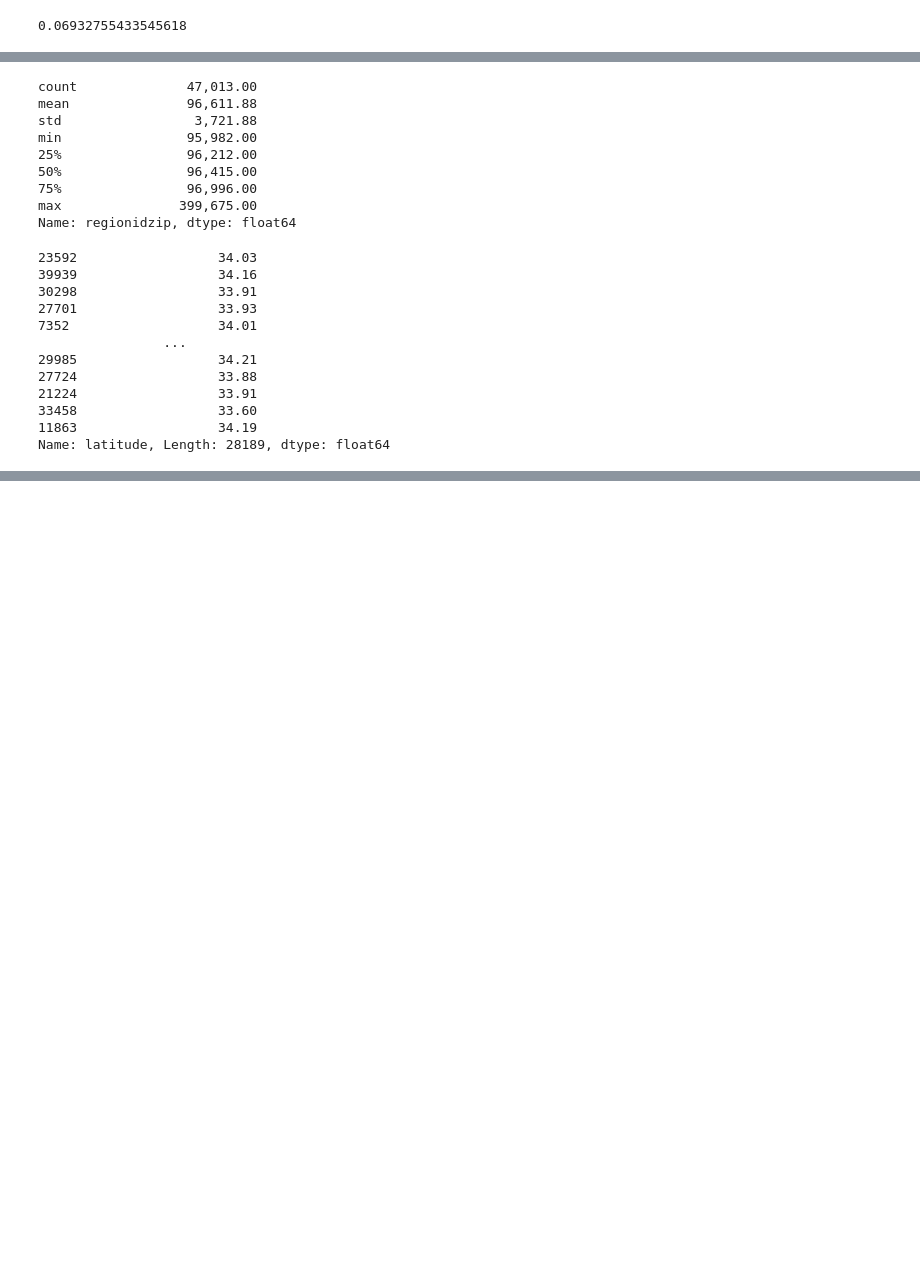
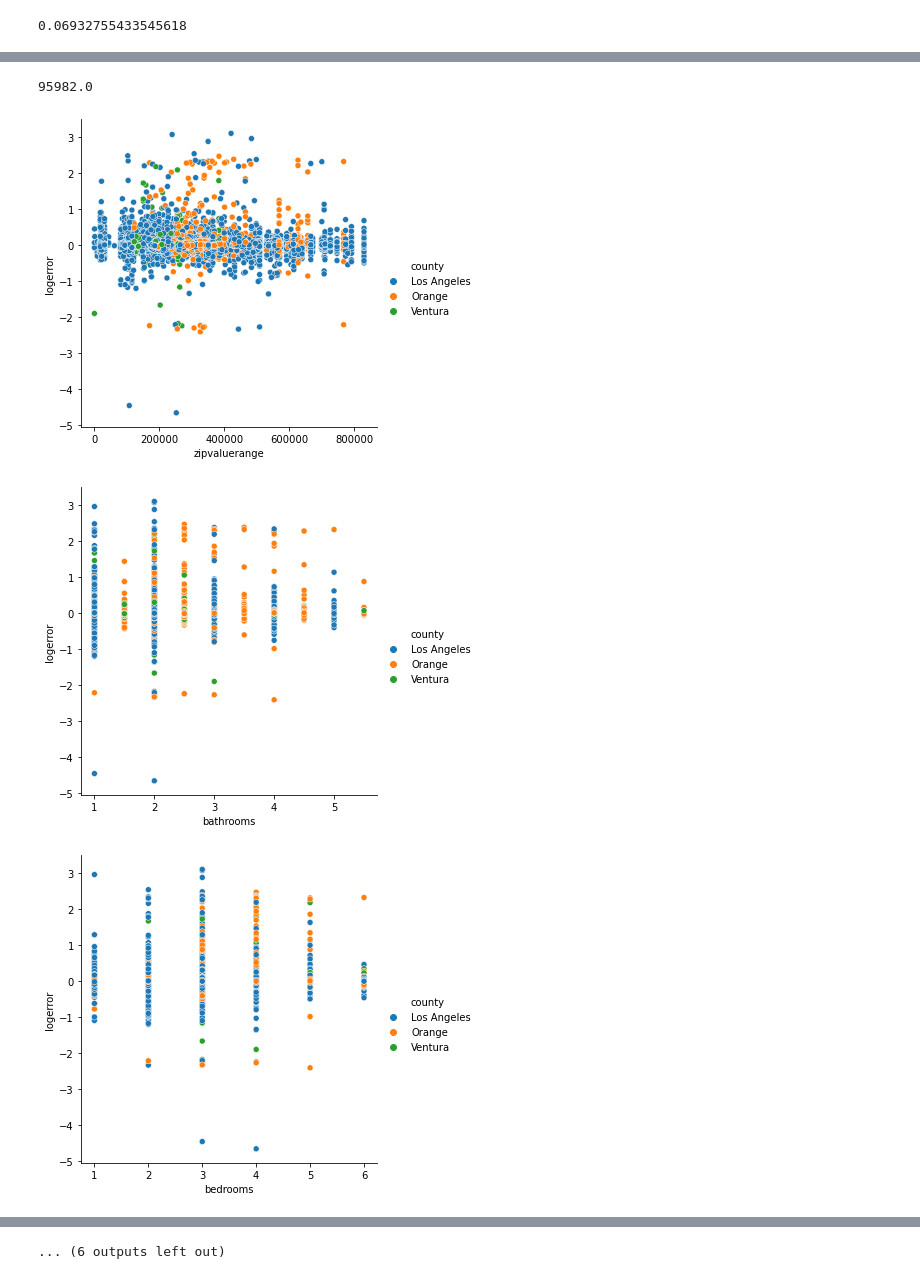
Before and after one commit to Codeup-Joe-Dan/zillow_clustering, a Jupyter notebook: explore_draft.ipynb, the cells around one changed output, grey strips where cells are left out. Cells and saved outputs as stored; diff of their text form; code cells hidden in the pictures; blank space fills up the shorter version.

```diff
--- a/explore_draft.ipynb
+++ b/explore_draft.ipynb
@@ -111,27 +93,17 @@ for col in cols:
 # %%
-df.regionidzip.describe()
+df.regionidzip.min()
 # %% [output]
-count              47,013.00
-mean               96,611.88
-std                 3,721.88
-min                95,982.00
-25%                96,212.00
-50%                96,415.00
-75%                96,996.00
-max               399,675.00
-Name: regionidzip, dtype: float64
+95982.0
 # %%
-train.latitude
+cats = [ 'regionidzip',
+       'Los Angeles', 'Orange', 'Ventura', 'garagecarcnt', 'bathrooms', 'bedrooms', 'poolcnt']
+
+nums = ['zipvaluerange', 'bathrooms', 'bedrooms', 'sqft', 'latitude', 'garagecarcnt', 'garagesqft', 'longitude', 'lotsize',
+       'poolcnt', 'fireplacecnt', 'tract',  'age', 'taxvalue', 'landtaxvalue', 'taxamount', 'abserror','structuretaxvalue']
-# %% [output]
-23592                  34.03
-39939                  34.16
-30298                  33.91
-27701                  33.93
-7352                   34.01
-                ...
-29985                  34.21
-27724                  33.88
-21224                  33.91
-33458                  33.60
-11863                  34.19
-Name: latitude, Length: 28189, dtype: float64
+# %%
+for num in nums:
+    sns.relplot(data=train, x=num, y='logerror', hue='county')
+# %% [output]
+[figure, added]
+[figure, added]
+[figure, added]
@@ -137,0 +119 @@ Name: latitude, Length: 28189, dtype: float64
+... (6 outputs left out)
```
Also changed, not shown: parts of 39 cells of this notebook, 2 other files.
